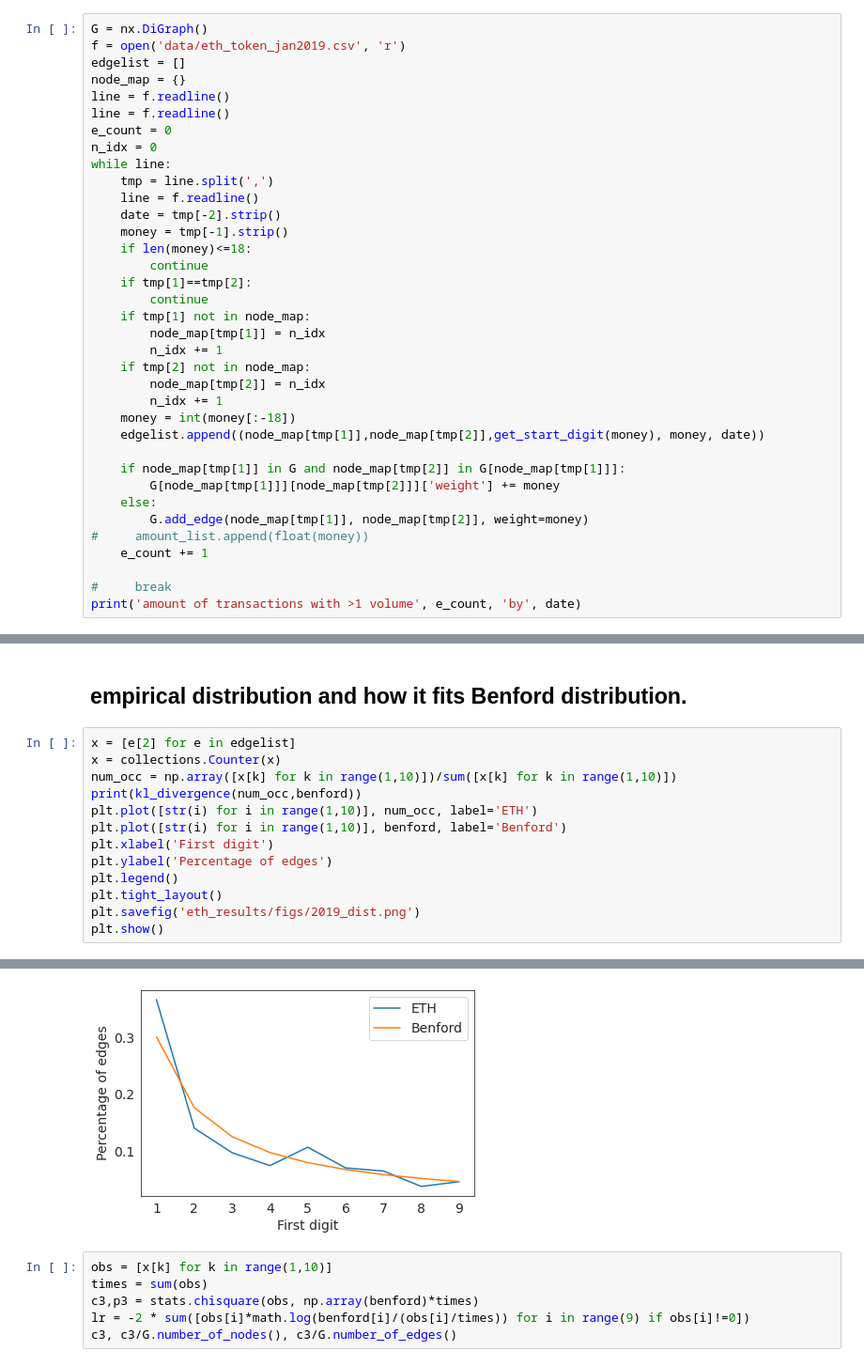
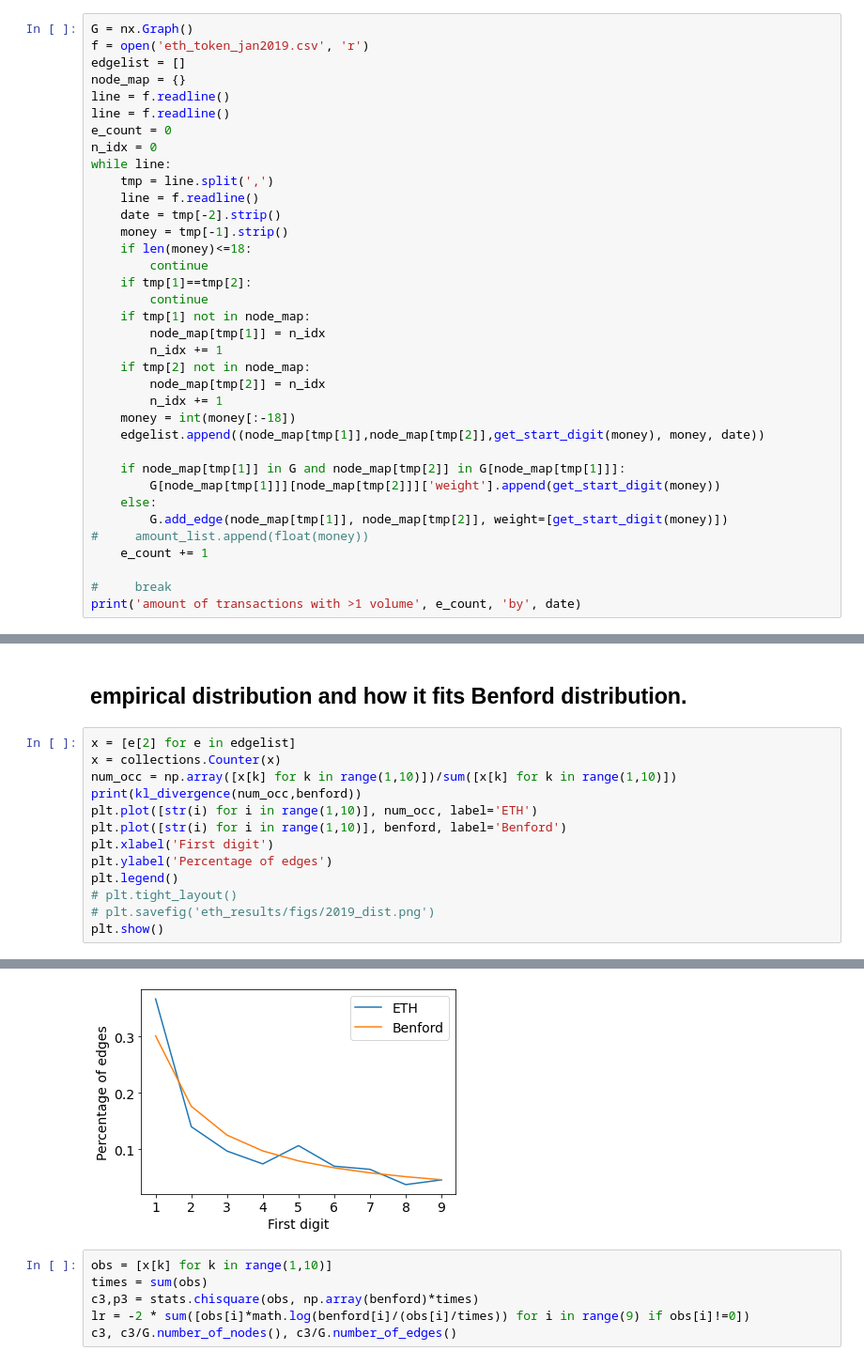
Before and after one commit to tsourakakis-lab/antibenford-subgraphs, a Jupyter notebook: eth_2019.ipynb, the cells around one changed output, grey strips where cells are left out. Shown at 94% size. Saved outputs shown, nothing was run; the diff lists cells and outputs as text.

```diff
--- a/eth_2019.ipynb
+++ b/eth_2019.ipynb
@@ -47,8 +47,8 @@ xs = [i for i in range(1,10)]
 for i in range(9):
     benford.append(math.log10(1+1/(i+1)))
 # %%
-G = nx.DiGraph()
-f = open('data/eth_token_jan2019.csv', 'r')
+G = nx.Graph()
+f = open('eth_token_jan2019.csv', 'r')
 edgelist = []
 node_map = {}
 line = f.readline()
@@ -74,9 +74,9 @@ while line:
     edgelist.append((node_map[tmp[1]],node_map[tmp[2]],get_start_digit(money), money, date))
 
     if node_map[tmp[1]] in G and node_map[tmp[2]] in G[node_map[tmp[1]]]:
-        G[node_map[tmp[1]]][node_map[tmp[2]]]['weight'] += money
+        G[node_map[tmp[1]]][node_map[tmp[2]]]['weight'].append(get_start_digit(money))
     else:
-        G.add_edge(node_map[tmp[1]], node_map[tmp[2]], weight=money)
+        G.add_edge(node_map[tmp[1]], node_map[tmp[2]], weight=[get_start_digit(money)])
 #     amount_list.append(float(money))
     e_count += 1
 
@@ -93,19 +93,19 @@ G.number_of_nodes(), G.number_of_edges()
 # %%
 x = [e[2] for e in edgelist]
 x = collections.Counter(x)
 num_occ = np.array([x[k] for k in range(1,10)])/sum([x[k] for k in range(1,10)])
 print(kl_divergence(num_occ,benford))
 plt.plot([str(i) for i in range(1,10)], num_occ, label='ETH')
 plt.plot([str(i) for i in range(1,10)], benford, label='Benford')
 plt.xlabel('First digit')
 plt.ylabel('Percentage of edges')
 plt.legend()
-plt.tight_layout()
-plt.savefig('eth_results/figs/2019_dist.png')
+# plt.tight_layout()
+# plt.savefig('eth_results/figs/2019_dist.png')
 plt.show()
 # %% [output]
 0.034444940542604684
-[figure, old version]
+[figure, new version]
 # %%
 obs = [x[k] for k in range(1,10)]
 times = sum(obs)
```
Also changed, not shown: parts of 13 cells of this notebook.
